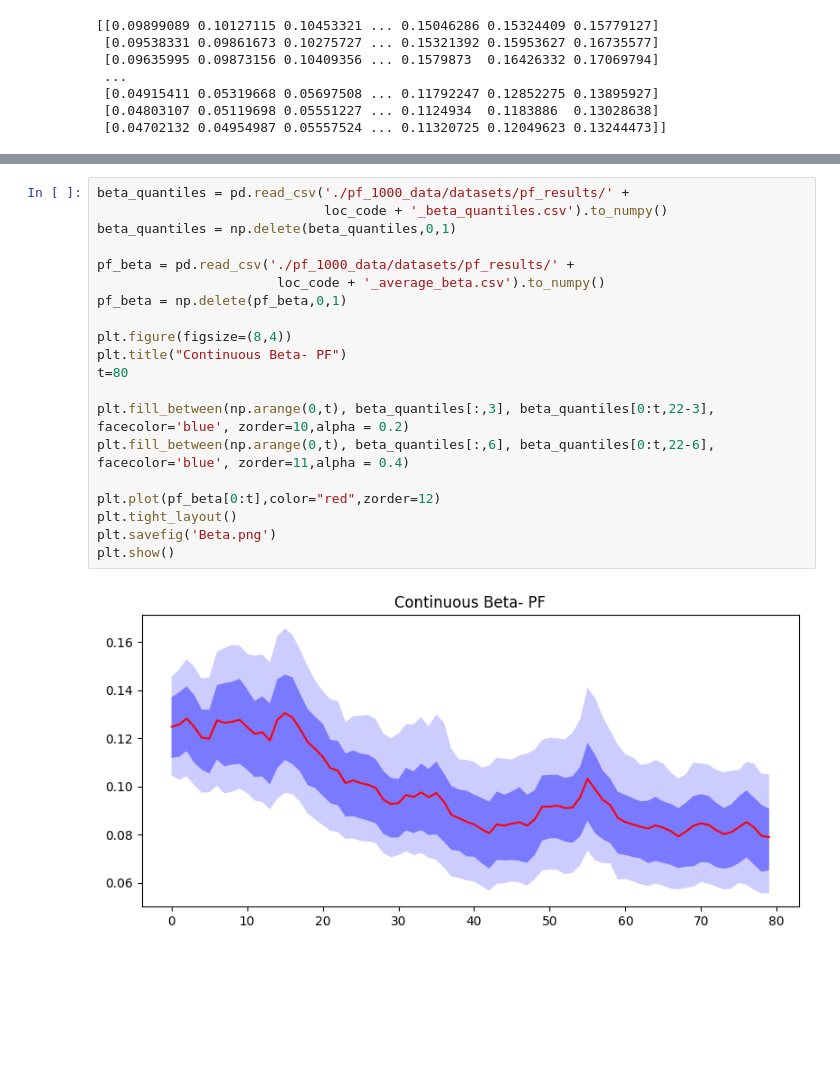
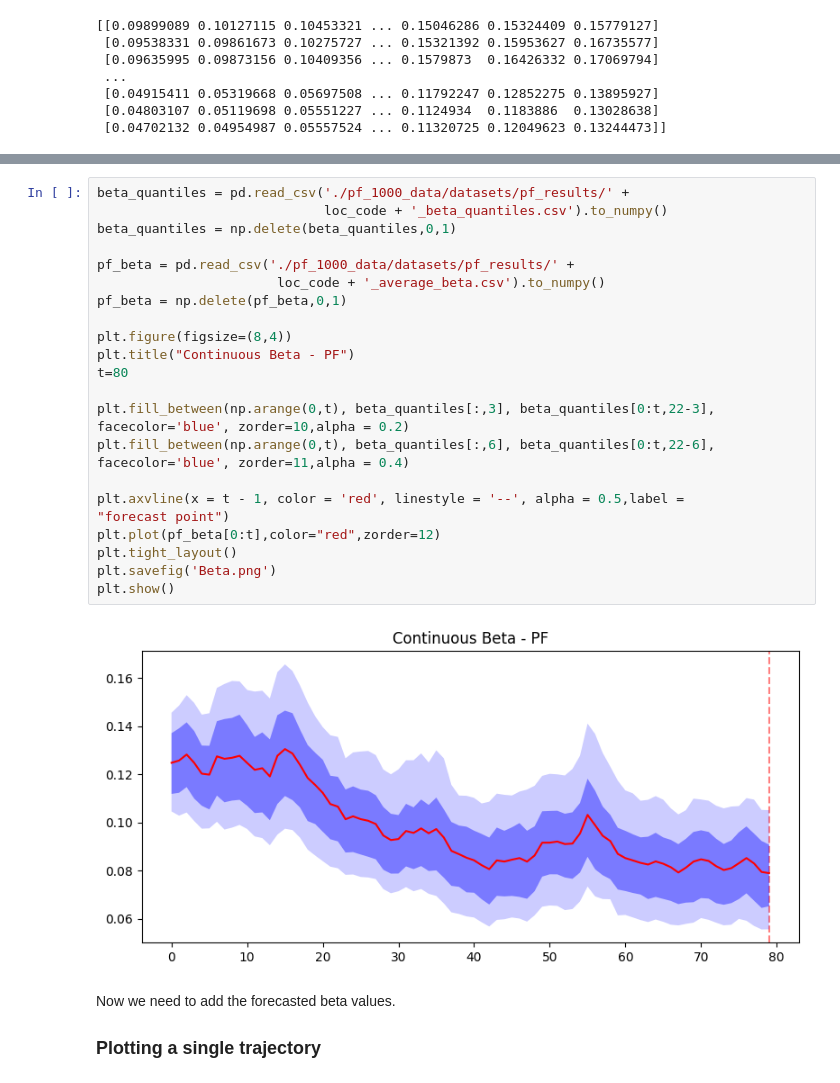
Before and after one commit to atiumcache/flu-forecast-accuracy, a Jupyter notebook: plot_beta_estimate_and_trend_20240702.ipynb, the cells around one changed output, grey strips where cells are left out. Cells and saved outputs as stored; diff of their text form; blank space fills up the shorter version.

```diff
--- a/plot_beta_estimate_and_trend_20240702.ipynb
+++ b/plot_beta_estimate_and_trend_20240702.ipynb
@@ -62,22 +37,28 @@ plt.show()
 # %%
 beta_quantiles = pd.read_csv('./pf_1000_data/datasets/pf_results/' +
                              loc_code + '_beta_quantiles.csv').to_numpy()
 beta_quantiles = np.delete(beta_quantiles,0,1)
 
 pf_beta = pd.read_csv('./pf_1000_data/datasets/pf_results/' +
                        loc_code + '_average_beta.csv').to_numpy()
 pf_beta = np.delete(pf_beta,0,1)
 
 plt.figure(figsize=(8,4))
-plt.title("Continuous Beta- PF")
+plt.title("Continuous Beta - PF")
 t=80
 
 plt.fill_between(np.arange(0,t), beta_quantiles[:,3], beta_quantiles[0:t,22-3], facecolor='blue', zorder=10,alpha = 0.2)
 plt.fill_between(np.arange(0,t), beta_quantiles[:,6], beta_quantiles[0:t,22-6], facecolor='blue', zorder=11,alpha = 0.4)
 
+plt.axvline(x = t - 1, color = 'red', linestyle = '--', alpha = 0.5,label =
+"forecast point")
 plt.plot(pf_beta[0:t],color="red",zorder=12)
 plt.tight_layout()
 plt.savefig('Beta.png')
 plt.show()
 # %% [output]
-[figure, old version]
+[figure, new version]
+# %% [markdown]
+Now we need to add the forecasted beta values.
+
+### Plotting a single trajectory
```
Also changed, not shown: parts of 8 cells of this notebook, 6 other files.
